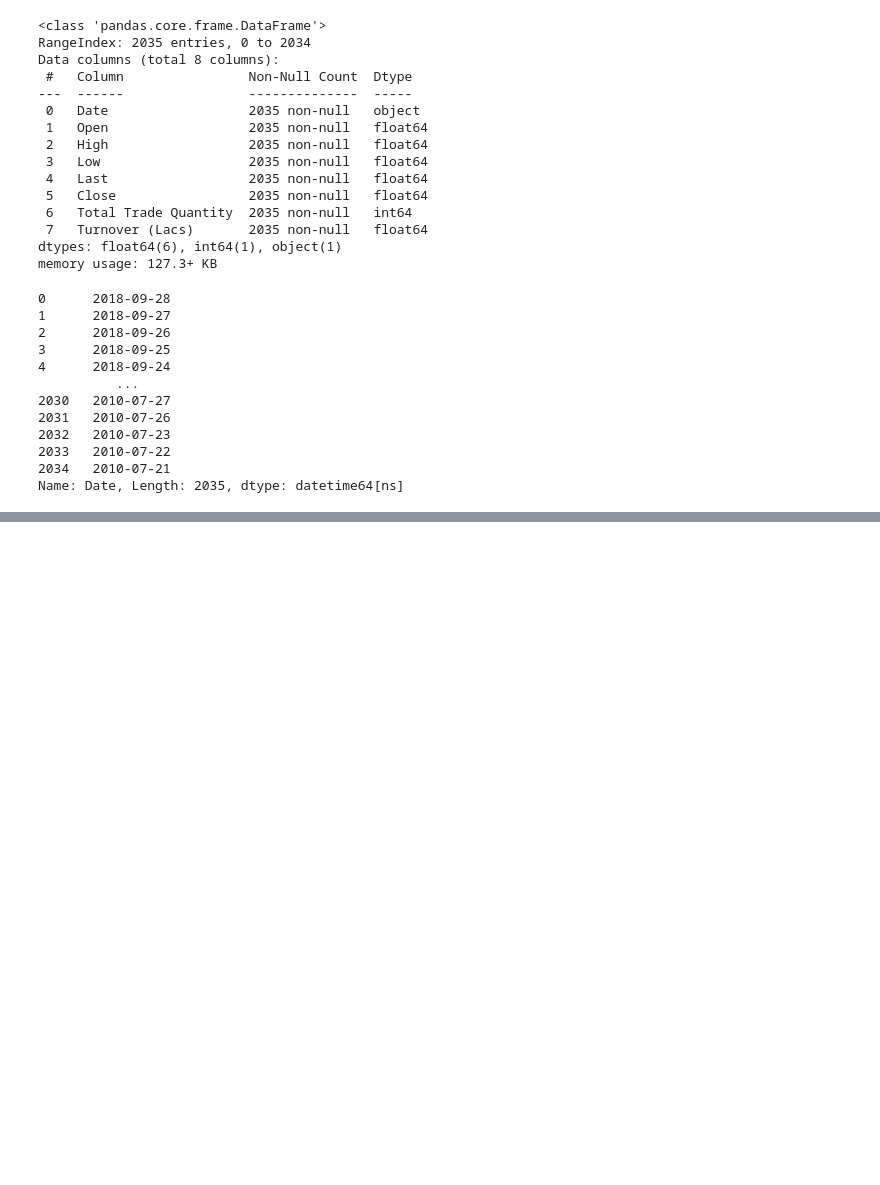
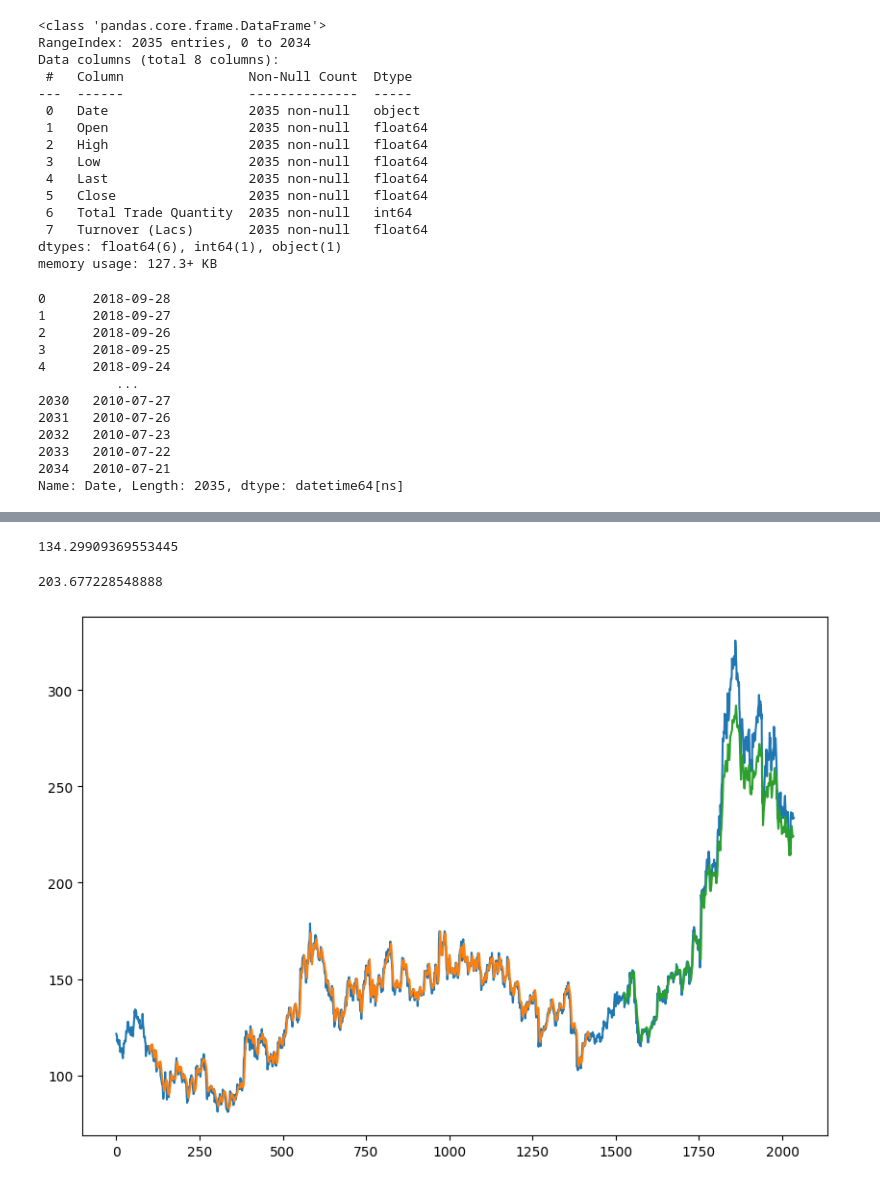
Before and after one commit to de-pesh/StockPrediction, a Jupyter notebook: StockPred.ipynb, the cells around one changed output, grey strips where cells are left out. Saved outputs shown, nothing was run; the diff lists cells and outputs as text; code cells hidden in the pictures; blank space fills up the shorter version.

```diff
--- a/StockPred.ipynb
+++ b/StockPred.ipynb
@@ -68,0 +149,7 @@ KeyError: 'Species'
+# %%
+model=Sequential()
+model.add(LSTM(50,return_sequences=True,input_shape=(100,1)))
+model.add(LSTM(50,return_sequences=True))
+model.add(LSTM(50))
+model.add(Dense(1))
+model.compile(loss='mean_squared_error',optimizer='adam')
@@ -68,0 +176,2 @@ KeyError: 'Species'
+# %%
+model.fit(X_train,y_train,validation_split=0.1,epochs=60,batch_size=64,verbose=1)
@@ -68,0 +197,3 @@ KeyError: 'Species'
+# %%
+train_predict = model.predict(X_train)
+test_predict = model.predict(X_test)
@@ -68,0 +203,3 @@ KeyError: 'Species'
+# %%
+train_predict = scaler.inverse_transform(train_predict)
+test_predict=scaler.inverse_transform(test_predict)
@@ -68,0 +209,28 @@ KeyError: 'Species'
+# %%
+math.sqrt(mean_squared_error(y_train,train_predict))
+# %% [output]
+134.29909369553445
+# %%
+math.sqrt(mean_squared_error(y_test,test_predict))
+# %% [output]
+203.677228548888
+# %%
+import matplotlib as plt
+look_back=100
+
+# shift train predictions for plotting
+trainPredictPlot = np.empty_like(close_srt)
+trainPredictPlot[:, :] = np.nan
+trainPredictPlot[look_back:len(train_predict)+look_back, :] = train_predict
+# shift test predictions for plotting
+testPredictPlot = np.empty_like(close_srt)
+testPredictPlot[:, :] = np.nan
+testPredictPlot[len(train_predict)+(look_back*2)+1:len(close_srt)-1, :] = test_predict
+# plot baseline and predictions
+plt.figure(figsize=(10,7))
+plt.plot(scaler.inverse_transform(close_srt))
+plt.plot(trainPredictPlot)
+plt.plot(testPredictPlot)
+plt.show()
+# %% [output]
+[figure, added]
```
Also changed, not shown: parts of 19 cells of this notebook, 1 other file.
